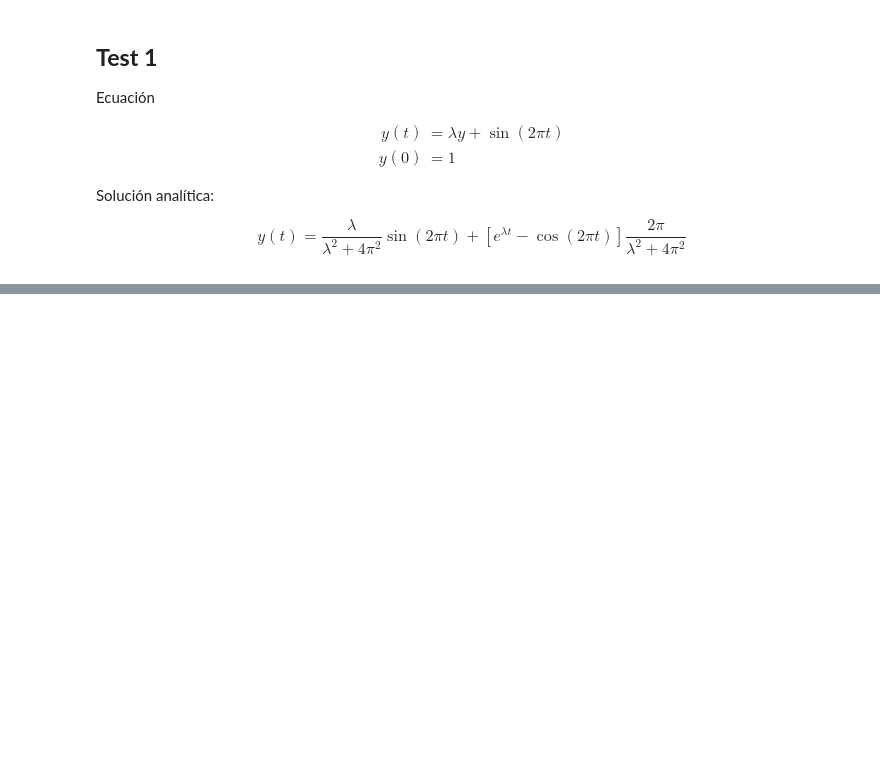
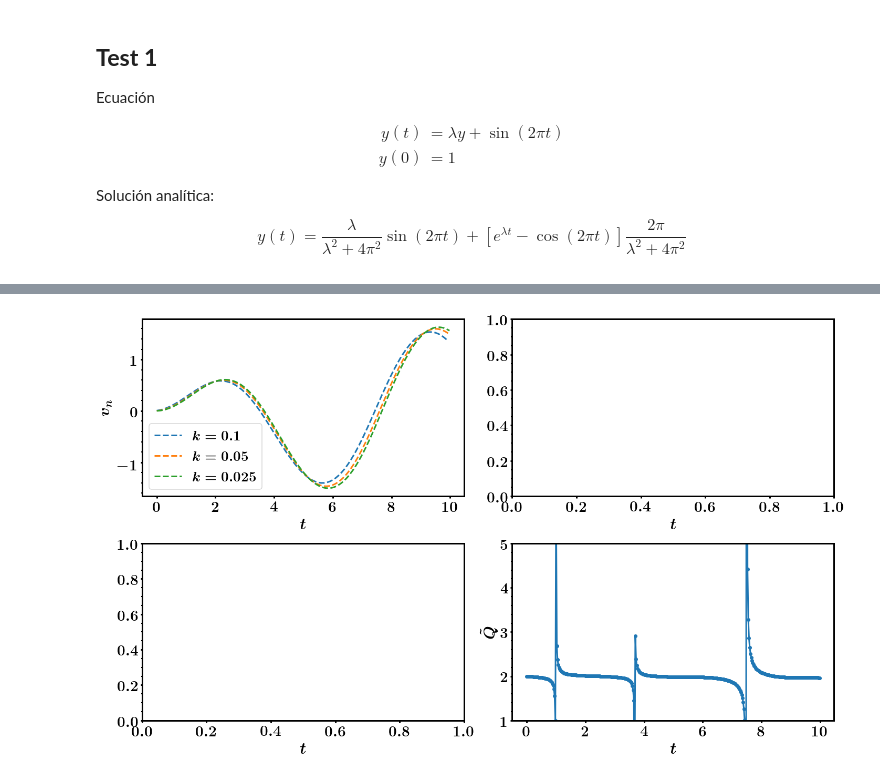
Before and after one commit to nahuelalmeira/diffeq, a Jupyter notebook: kreiss/Tests.ipynb, the cells around one changed output, grey strips where cells are left out. Saved outputs shown, nothing was run; the diff lists cells and outputs as text; code cells hidden in the pictures; blank space fills up the shorter version.

```diff
--- a/kreiss/Tests.ipynb
+++ b/kreiss/Tests.ipynb
@@ -105,0 +175,33 @@ plt.show()
+# %%
+ncols = 2
+nrows = 2
+fig, axes = plt.subplots(figsize=(10*ncols,6*nrows), ncols=ncols, nrows=nrows)
+
+for ax in axes.flatten():
+    ax.set_xlabel(r'$t$')
+
+
+ax = axes[0,0]
+ax.set_ylabel(r'$v_n$')
+for k in k_values:
+    ax.plot(times[k], solutions[k][0], '--', label=r'$k = {{{}}}$'.format(k))
+ax.legend()
+
+"""
+ax = axes[0,1]
+ax.set_ylabel(r'$e_n$')
+for k in k_values:
+    time = euler_times[k]
+    err = np.fabs(y_theo(time, l) - y_euler_sol[k])
+    ax.plot(euler_times[k], err, '--')
+"""
+
+ax = axes[1,1]
+ax.set_ylim(1, 5)
+ax.set_ylabel(r'$\tilde{Q}$')
+ax.plot(Q2time, Q2, '-o')
+
+plt.tight_layout()
+plt.show()
+# %% [output]
+[figure, added]
```
Also changed, not shown: parts of 14 cells of this notebook, 2 other files.
